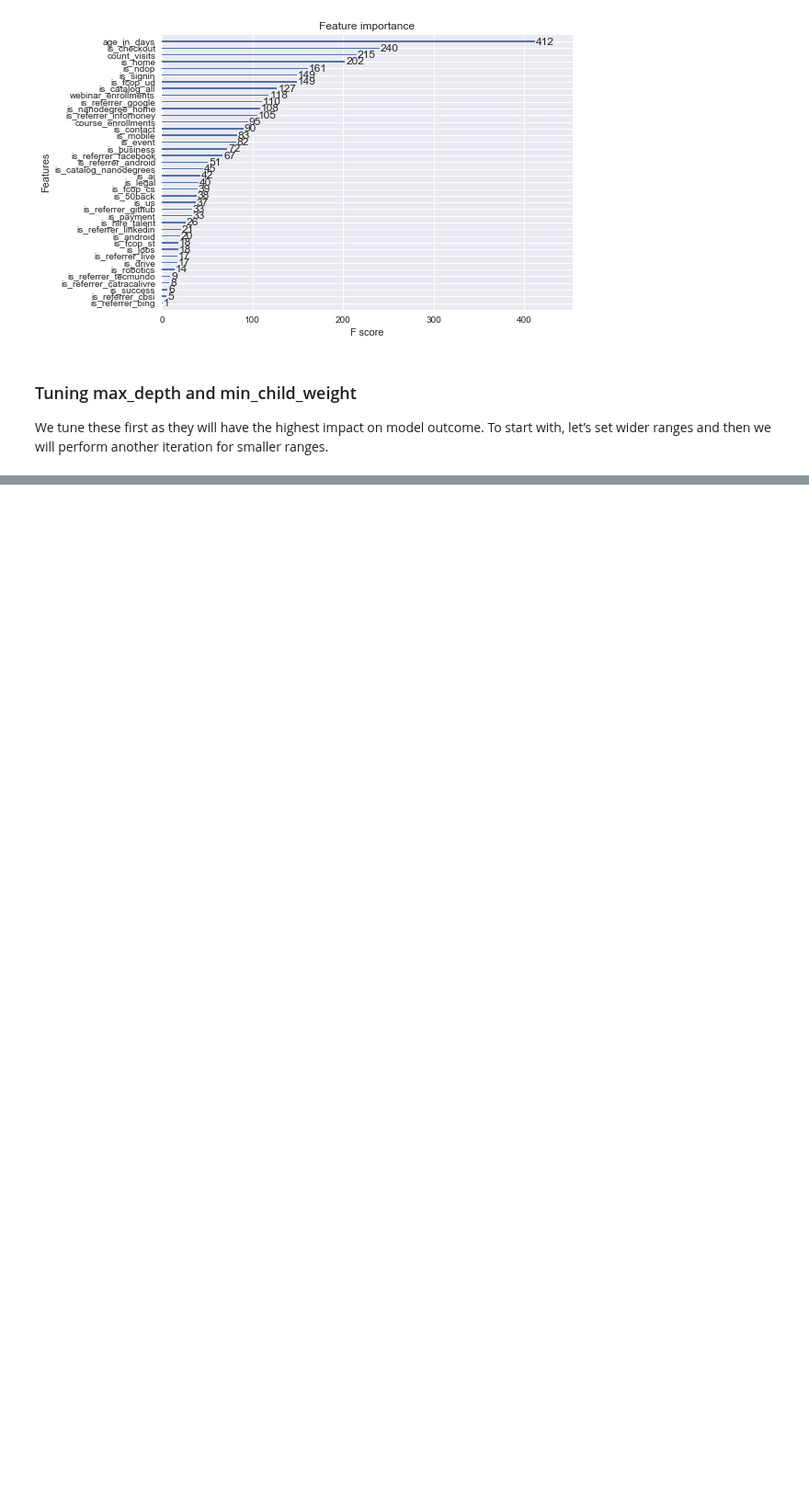
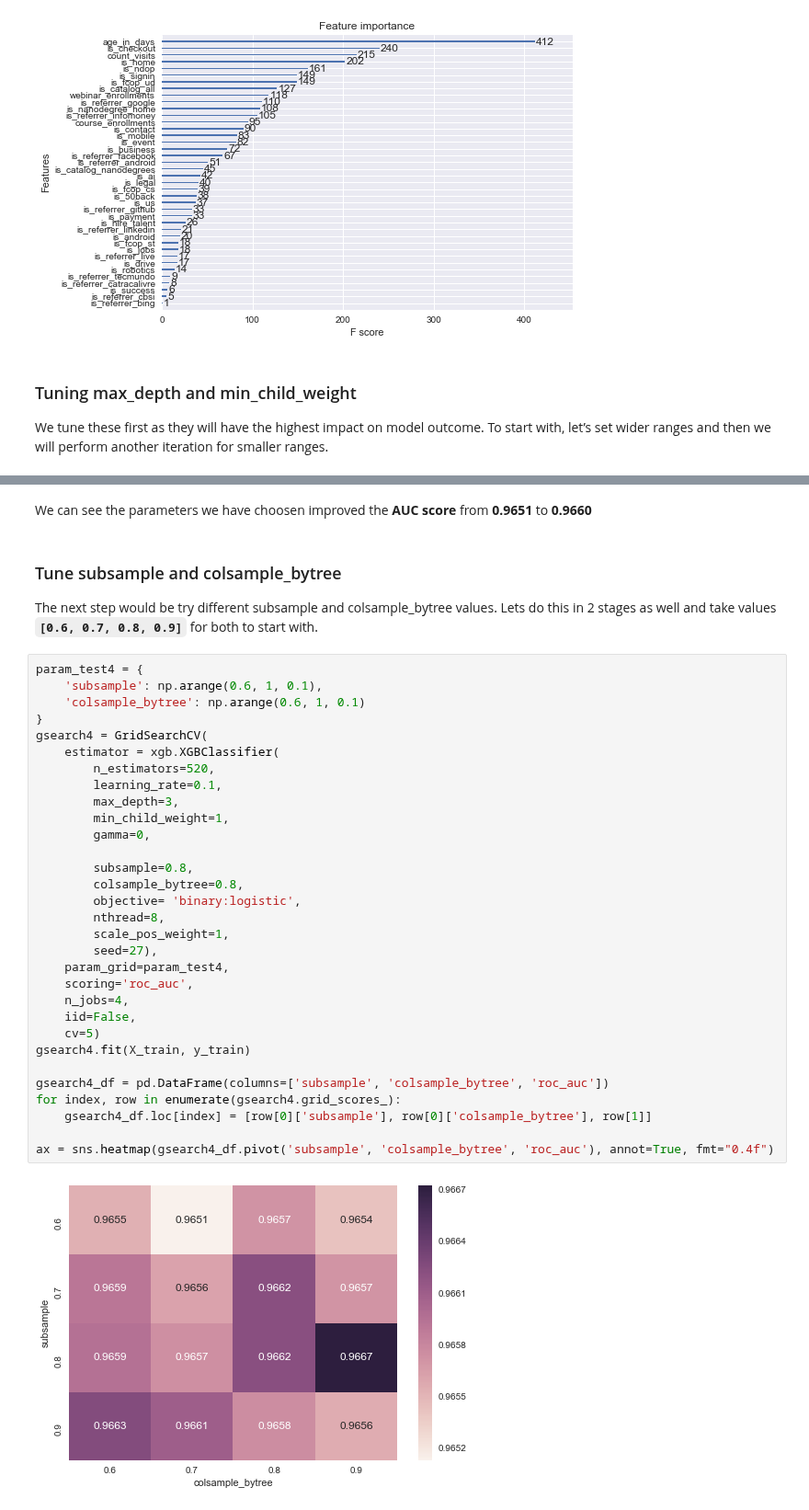
Before and after one commit to CarlosUdacity/nanodegree-projects, a Jupyter notebook: machine-learning/capstone/capstone_final_report.ipynb, the cells around one changed output, grey strips where cells are left out. Shown at 92% size. Cells and saved outputs as stored; diff of their text form; blank space fills up the shorter version.

```diff
--- a/machine-learning/capstone/capstone_final_report.ipynb
+++ b/machine-learning/capstone/capstone_final_report.ipynb
@@ -391,0 +427,38 @@ gsearch1.grid_scores_, gsearch1.best_params_, gsearch1.best_score_
+# %% [markdown]
+We can see the parameters we have choosen improved the **AUC score** from **0.9651** to **0.9660**
+# %% [markdown]
+### Tune subsample and colsample_bytree
+The next step would be try different subsample and colsample_bytree values. Lets do this in 2 stages as well and take values **`[0.6, 0.7, 0.8, 0.9]`** for both to start with.
+# %%
+param_test4 = {
+    'subsample': np.arange(0.6, 1, 0.1),
+    'colsample_bytree': np.arange(0.6, 1, 0.1)
+}
+gsearch4 = GridSearchCV(
+    estimator = xgb.XGBClassifier(
+        n_estimators=520,
+        learning_rate=0.1,
+        max_depth=3,
+        min_child_weight=1,
+        gamma=0,
+
+        subsample=0.8,
+        colsample_bytree=0.8,
+        objective= 'binary:logistic',
+        nthread=8,
+        scale_pos_weight=1,
+        seed=27),
+    param_grid=param_test4,
+    scoring='roc_auc',
+    n_jobs=4,
+    iid=False,
+    cv=5)
+gsearch4.fit(X_train, y_train)
+
+gsearch4_df = pd.DataFrame(columns=['subsample', 'colsample_bytree', 'roc_auc'])
+for index, row in enumerate(gsearch4.grid_scores_):
+    gsearch4_df.loc[index] = [row[0]['subsample'], row[0]['colsample_bytree'], row[1]]
+
+ax = sns.heatmap(gsearch4_df.pivot('subsample', 'colsample_bytree', 'roc_auc'), annot=True, fmt="0.4f")
+# %% [output]
+[figure, added]
```
Also changed, not shown: parts of 32 cells of this notebook.
